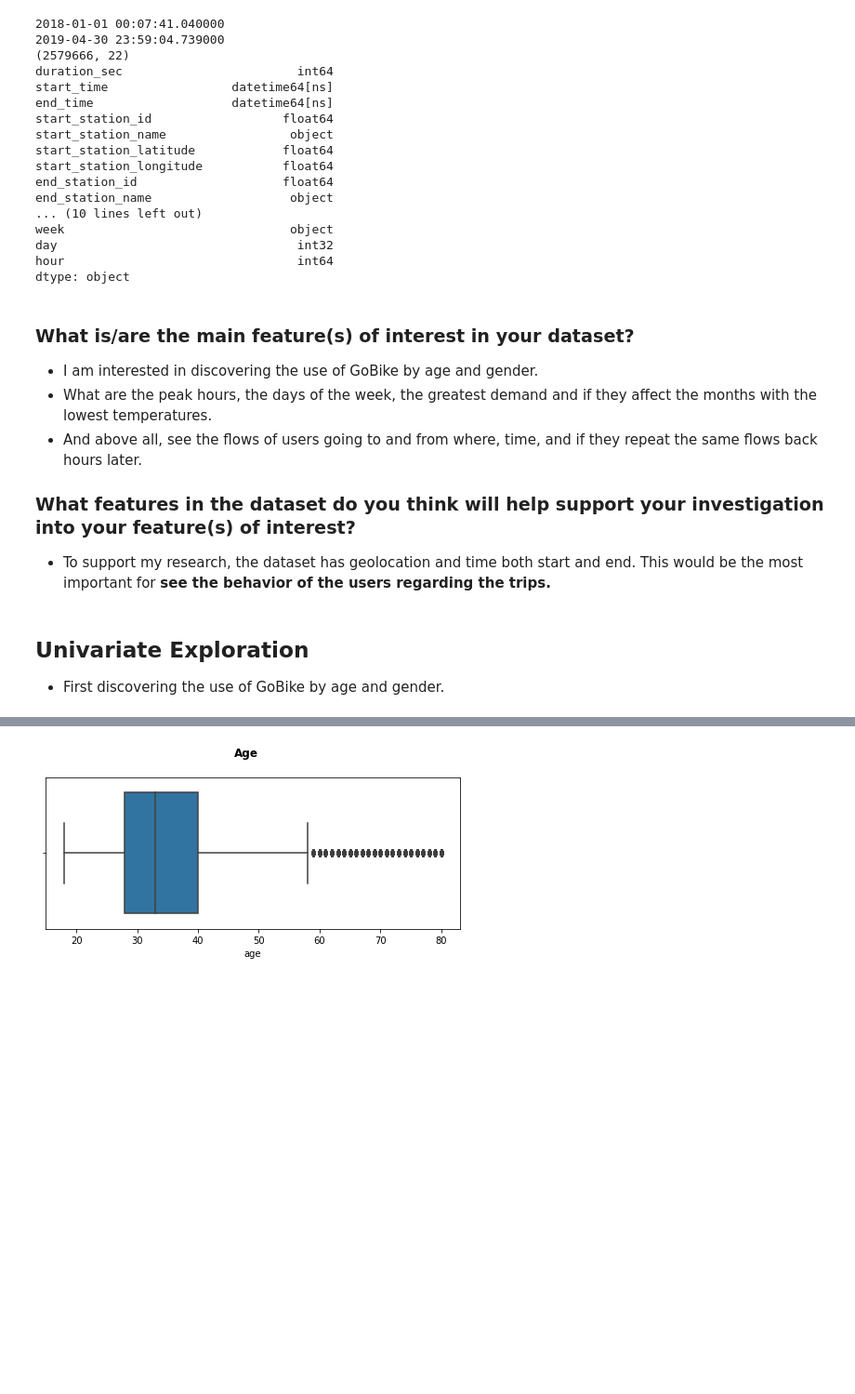
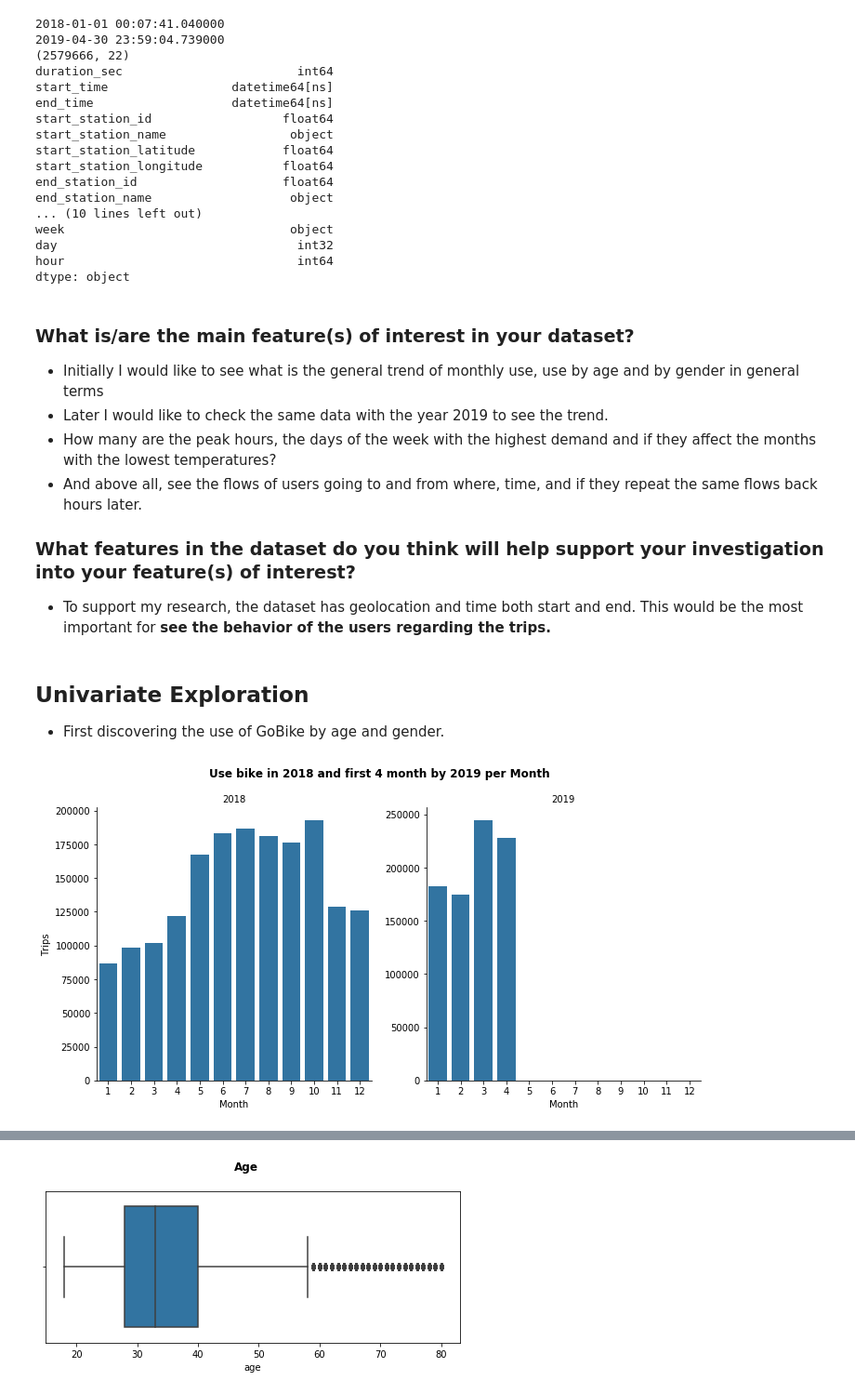
Before and after one commit to apozuelog/Data-visualization-project, a Jupyter notebook: exploration.ipynb, the cells around one changed output, grey strips where cells are left out. Shown at 93% size. Drawn from its saved outputs; the diff is of its cells as text; code cells hidden in the pictures; blank space fills up the shorter version.

```diff
--- a/exploration.ipynb
+++ b/exploration.ipynb
@@ -260,8 +260,9 @@ dtype: object
 # %% [markdown]
 ### What is/are the main feature(s) of interest in your dataset?
 
-- I am interested in discovering the use of GoBike by age and gender.
-- What are the peak hours, the days of the week, the greatest demand and if they affect the months with the lowest temperatures.
+- Initially I would like to see what is the general trend of monthly use, use by age and by gender in general terms
+- Later I would like to check the same data with the year 2019 to see the trend.
+- How many are the peak hours, the days of the week with the highest demand and if they affect the months with the lowest temperatures?
 - And above all, see the flows of users going to and from where, time, and if they repeat the same flows back hours later.
 
 ### What features in the dataset do you think will help support your investigation into your feature(s) of interest?
@@ -270,3 +271,28 @@ dtype: object
 # %% [markdown]
 ## Univariate Exploration<a id='uni'></a>
 - First discovering the use of GoBike by age and gender.
+# %%
+grouped = df_clean.groupby('year')
+grouped18 = grouped.get_group(2018)
+grouped19 = grouped.get_group(2019)
+
+# week days
+weekday = ['Mon', 'Tue', 'Wed', 'Thu', 'Fri', 'Sat', 'Sun']
+
+# base color
+base_color = sb.color_palette()[0]
+
+# variables start/end station for station analisys
+startstation18 = grouped18.groupby('start_station_name')
+startstation19 = grouped19.groupby('start_station_name')
+
+endstation18 = grouped18.groupby('end_station_name')
+endstation19 = grouped19.groupby('end_station_name')
+# %%
+g = sns.catplot(data=df_clean, x='month', col="year", kind='count', sharey = False,
+            color = base_color)
+g.set_axis_labels("Month", "Trips")
+g.set_titles("{col_name}")
+g.fig.suptitle('Use bike in 2018 and first 4 month by 2019 per Month', y=1.05, fontsize=12, fontweight='semibold');
+# %% [output]
+[figure, added]
```
Also changed, not shown: parts of 10 cells of this notebook.
